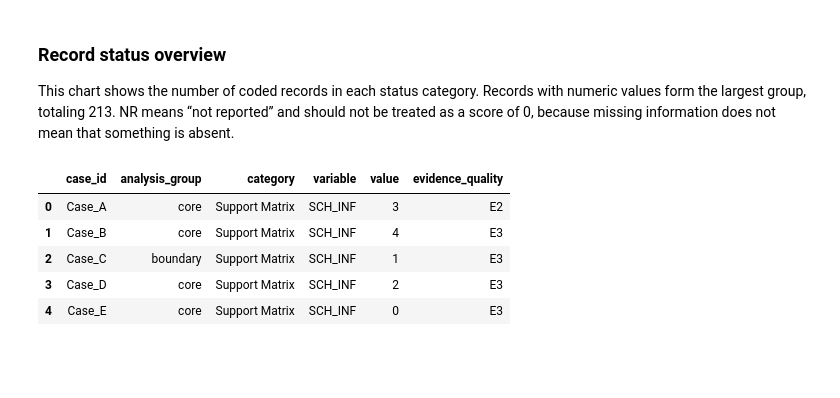
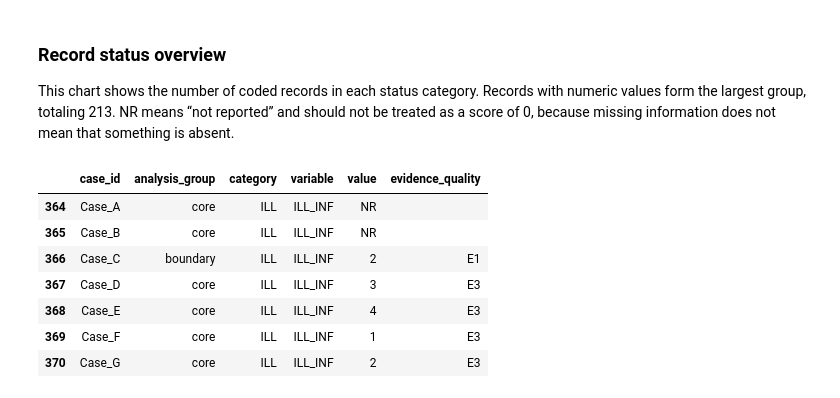
Before and after one commit to Joy090810/standardized-test-fairness, a Jupyter notebook: notebooks/01_data_overview.ipynb, the cells around one changed output. Saved outputs shown, nothing was run; the diff lists cells and outputs as text; code cells hidden in the pictures; blank space fills up the shorter version.

```diff
--- a/notebooks/01_data_overview.ipynb
+++ b/notebooks/01_data_overview.ipynb
@@ -62,15 +74,15 @@ plt.show()
 # %% [markdown]
 ### Record status overview
 This chart shows the number of coded records in each status category. Records with numeric values form the largest group, totaling 213. NR means “not reported” and should not be treated as a score of 0, because missing information does not mean that something is absent.
-# %%
-import pandas as pd
-
-df = pd.read_csv("../public derived dataset", dtype=str, keep_default_na=False)
-df.head()
-# %% [output]
-|  | case_id | analysis_group | category | variable | value | evidence_quality |
-| 0 | Case_A | core | Support Matrix | SCH_INF | 3 | E2 |
-| 1 | Case_B | core | Support Matrix | SCH_INF | 4 | E3 |
-| 2 | Case_C | boundary | Support Matrix | SCH_INF | 1 | E3 |
-| 3 | Case_D | core | Support Matrix | SCH_INF | 2 | E3 |
-| 4 | Case_E | core | Support Matrix | SCH_INF | 0 | E3 |
+# %%
+ill_df = df.loc[df["category"] == "ILL"].copy()
+ill_df.head(7)
+# %% [output]
+|  | case_id | analysis_group | category | variable | value | evidence_quality |
+| 364 | Case_A | core | ILL | ILL_INF | NR |  |
+| 365 | Case_B | core | ILL | ILL_INF | NR |  |
+| 366 | Case_C | boundary | ILL | ILL_INF | 2 | E1 |
+| 367 | Case_D | core | ILL | ILL_INF | 3 | E3 |
+| 368 | Case_E | core | ILL | ILL_INF | 4 | E3 |
+| 369 | Case_F | core | ILL | ILL_INF | 1 | E3 |
+| 370 | Case_G | core | ILL | ILL_INF | 2 | E3 |
```
Also changed, not shown: parts of 5 cells of this notebook.
